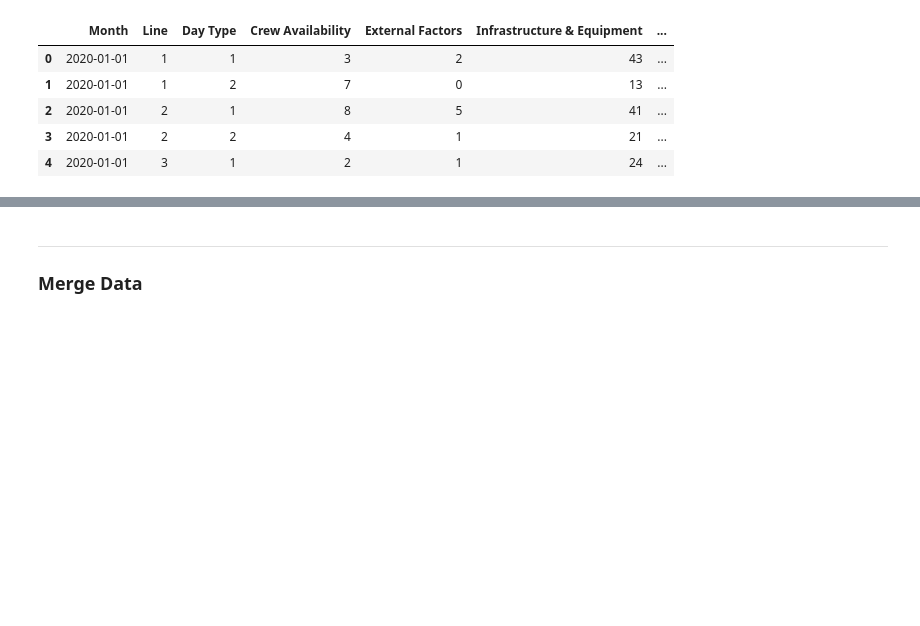
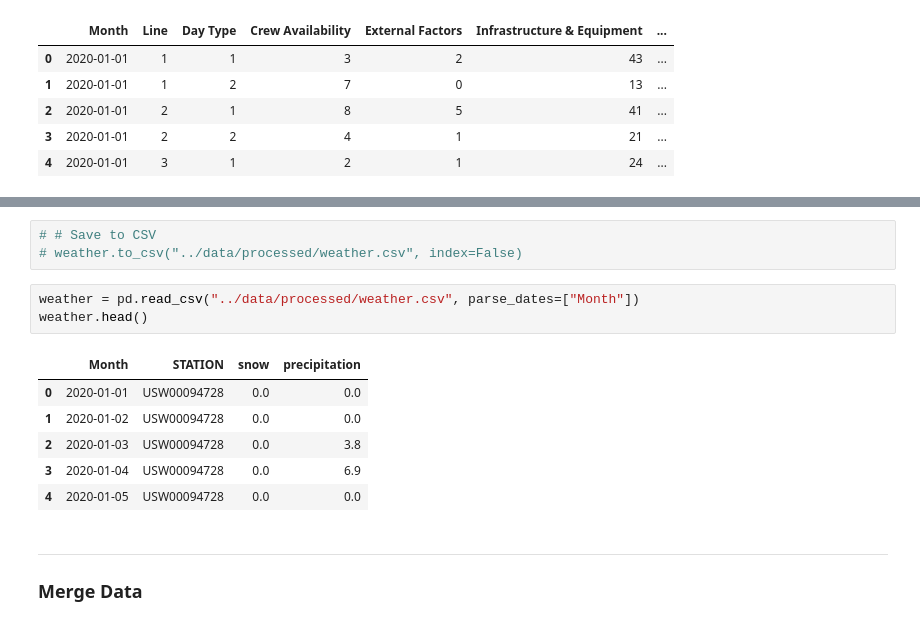
Before and after one commit to mariiaonokhina/mta-service-reliability, a Jupyter notebook: notebooks/02_analysis.ipynb, the cells around one changed output, grey strips where cells are left out. Saved outputs shown, nothing was run; the diff lists cells and outputs as text; blank space fills up the shorter version.

```diff
--- a/notebooks/02_analysis.ipynb
+++ b/notebooks/02_analysis.ipynb
@@ -74,3 +102,16 @@ delays_df.head()
+# %%
+# # Save to CSV
+# weather.to_csv("../data/processed/weather.csv", index=False)
+# %%
+weather = pd.read_csv("../data/processed/weather.csv", parse_dates=["Month"])
+weather.head()
+# %% [output]
+|  | Month | STATION | snow | precipitation |
+| 0 | 2020-01-01 | USW00094728 | 0.0 | 0.0 |
+| 1 | 2020-01-02 | USW00094728 | 0.0 | 0.0 |
+| 2 | 2020-01-03 | USW00094728 | 0.0 | 3.8 |
+| 3 | 2020-01-04 | USW00094728 | 0.0 | 6.9 |
+| 4 | 2020-01-05 | USW00094728 | 0.0 | 0.0 |
 # %% [markdown]
 ---
 ### Merge Data
```
Also changed, not shown: parts of 36 cells of this notebook, 3 other files.
